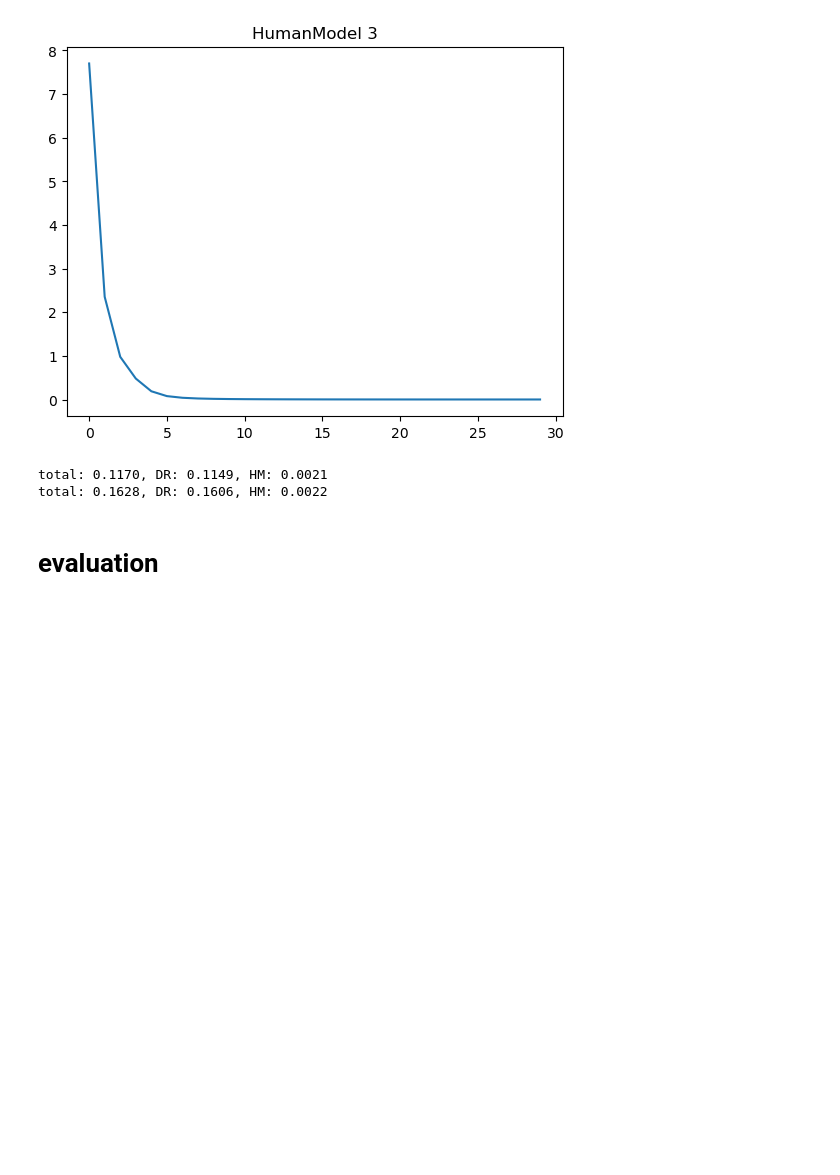
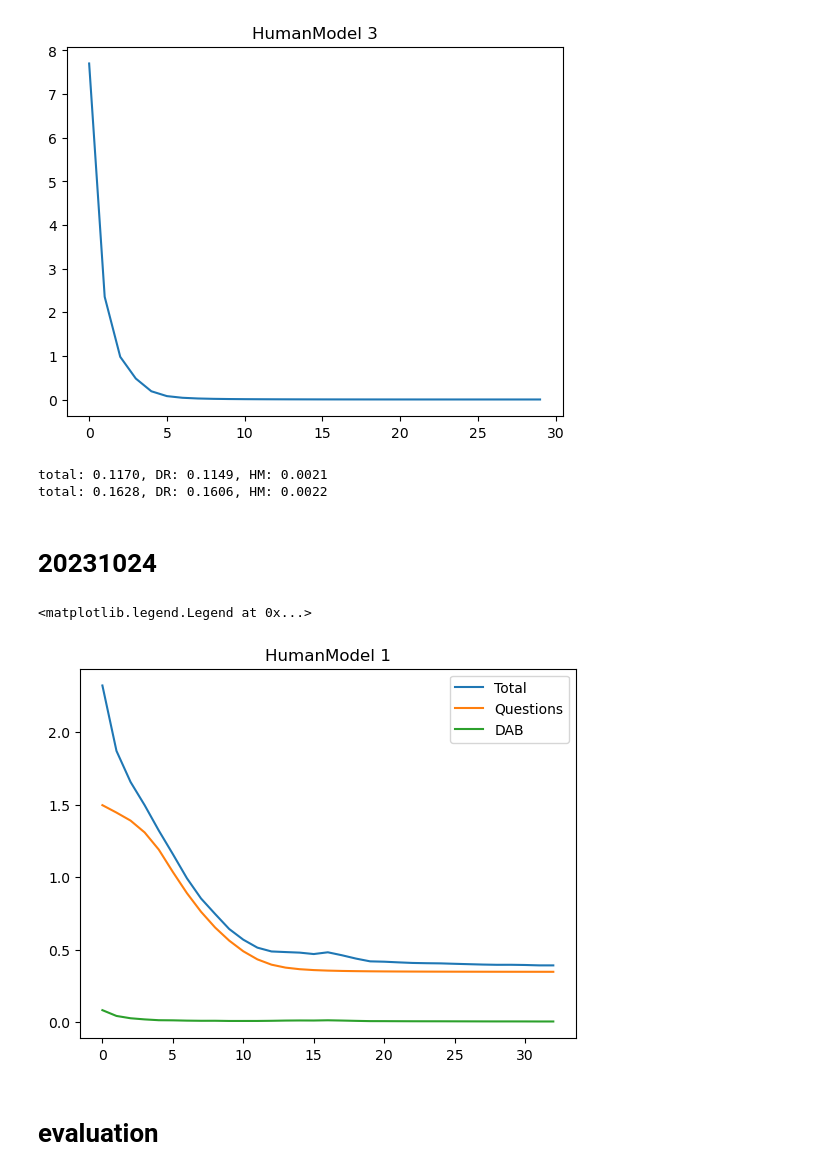
Before and after one commit to ZhangWan-byte/DVHL, a Jupyter notebook: evaluation.ipynb, the cells around one changed output. Saved outputs shown, nothing was run; the diff lists cells and outputs as text; code cells hidden in the pictures; blank space fills up the shorter version.

Commit message:
HM training indicating vec demo

```diff
--- a/evaluation.ipynb
+++ b/evaluation.ipynb
@@ -95,6 +95,20 @@ print("total: {:.4f}, DR: {:.4f}, HM: {:.4f}".format(eval_losses[0][0], eval_los
 # %% [output]
 total: 0.1170, DR: 0.1149, HM: 0.0021
 total: 0.1628, DR: 0.1606, HM: 0.0022
+# %% [markdown]
+# 20231024
+# %%
+# II-1
+train_losses = torch.load("./results/231024172445/II-1/train_losses_II-1.pt")
+plt.title("HumanModel 1")
+plt.plot([i[0] for i in train_losses])
+plt.plot([i[1] for i in train_losses])
+plt.plot([i[2] for i in train_losses])
+
+plt.legend(["Total", "Questions", "DAB"])
+# %% [output]
+<matplotlib.legend.Legend at 0x...>
+[figure, added]
 # %% [markdown]
 # evaluation
 # %%
```
Also changed, not shown: parts of 19 cells of this notebook, 5 other files.
